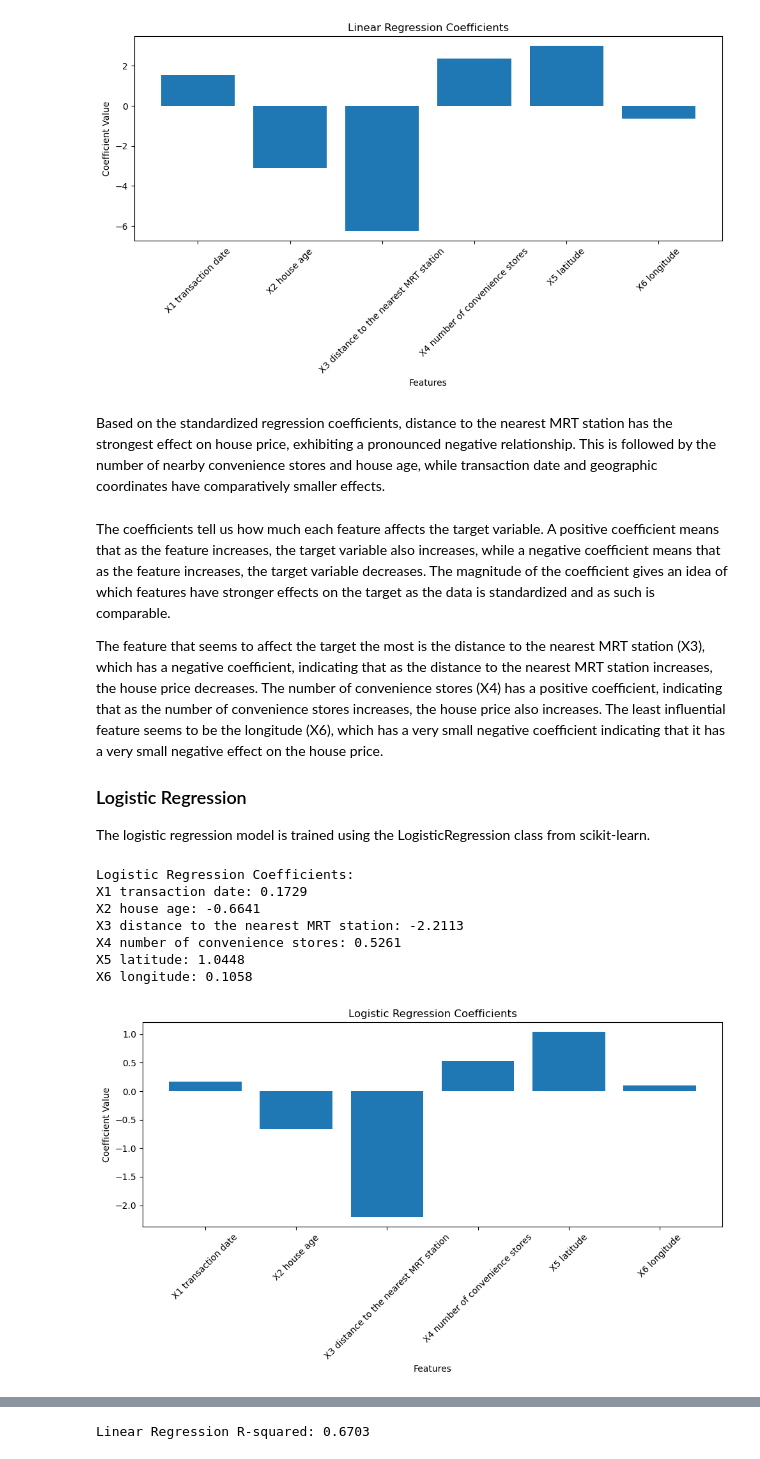
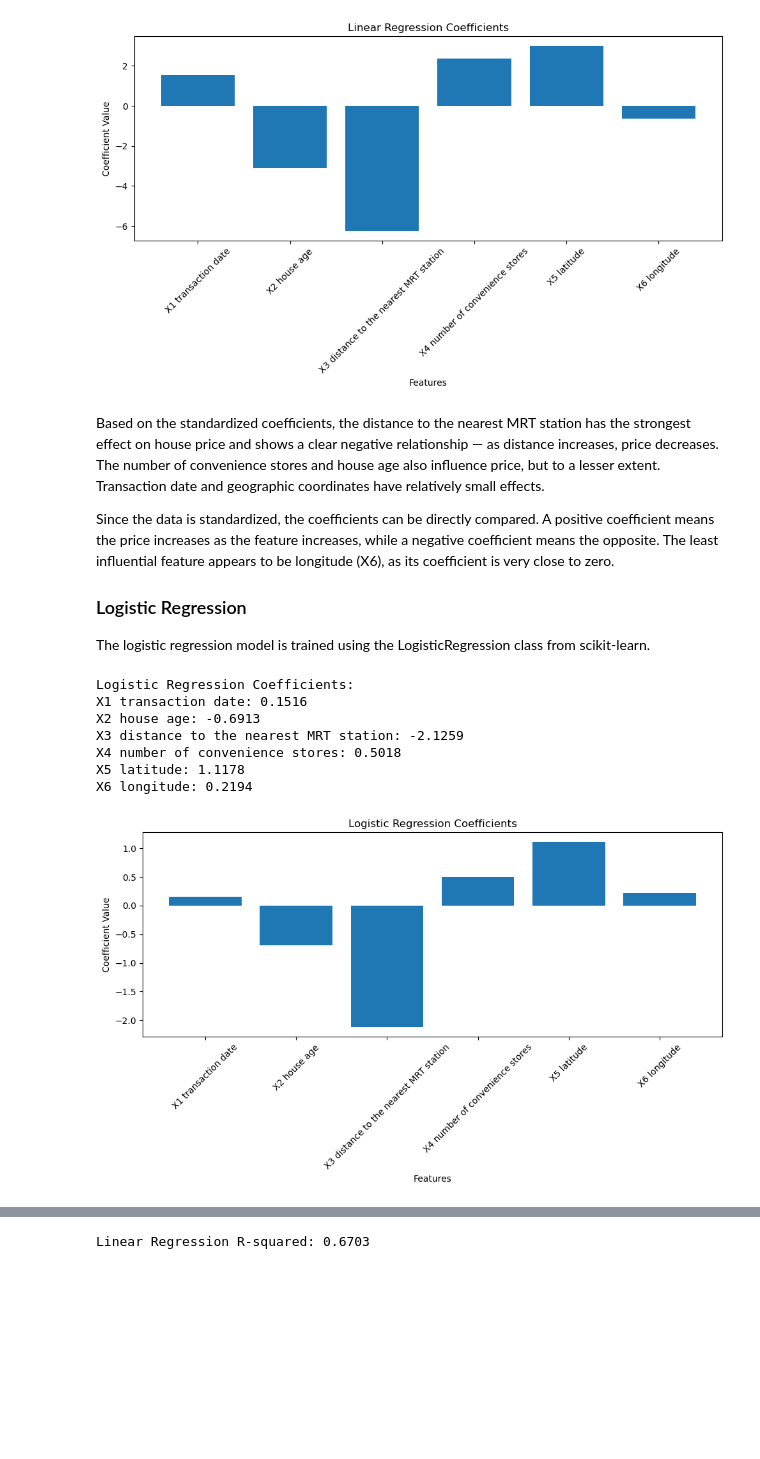
Before and after one commit to GeorgiiAf/machine_learning_assignments, a Jupyter notebook: Asssignment4.ipynb, the cells around one changed output, grey strips where cells are left out. Saved outputs shown, nothing was run; the diff lists cells and outputs as text; code cells hidden in the pictures; blank space fills up the shorter version.

```diff
--- a/Asssignment4.ipynb
+++ b/Asssignment4.ipynb
@@ -116,7 +117,8 @@ X_train, X_test, y_train, y_test = train_test_split(
 scaler = StandardScaler()
 X_train_scaled = scaler.fit_transform(X_train)
 X_test_scaled = scaler.transform(X_test)
-average_price = y.mean()
+# define binary class threshold using training data only (avoid using full-sample info)
+average_price = y_train.mean()
 
 y_train_class = (y_train > average_price).astype(int)
 y_test_class = (y_test > average_price).astype(int)
@@ -157,42 +159,41 @@ X4 number of convenience stores: 2.3700
 X5 latitude: 3.0087
 X6 longitude: -0.6465
 [figure]
-# %% [markdown]
-Based on the standardized regression coefficients, distance to the nearest MRT station has the strongest effect on house price, exhibiting a pronounced negative relationship. This is followed by the number of nearby convenience stores and house age, while transaction date and geographic coordinates have comparatively smaller effects.
 # %% [markdown]
-The coefficients tell us how much each feature affects the target variable. A positive coefficient means that as the feature increases, the target variable also increases, while a negative coefficient means that as the feature increases, the target variable decreases. The magnitude of the coefficient gives an idea of which features have stronger effects on the target as the data is standardized and as such is comparable.
+Based on the standardized coefficients, the distance to the nearest MRT station has the strongest effect on house price and shows a clear negative relationship — as distance increases, price decreases. The number of convenience stores and house age also influence price, but to a lesser extent. Transaction date and geographic coordinates have relatively small effects.
 
-The feature that seems to affect the target the most is the distance to the nearest MRT station (X3), which has a negative coefficient, indicating that as the distance to the nearest MRT station increases, the house price decreases. The number of convenience stores (X4) has a positive coefficient, indicating that as the number of convenience stores increases, the house price also increases. The least influential feature seems to be the longitude (X6), which has a very small negative coefficient indicating that it has a very small negative effect on the house price.
+Since the data is standardized, the coefficients can be directly compared. A positive coefficient means the price increases as the feature increases, while a negative coefficient means the opposite. The least influential feature appears to be longitude (X6), as its coefficient is very close to zero.
 
 ### Logistic Regression
 
 The logistic regression model is trained using the LogisticRegression class from scikit-learn.
 # %%
-# Train the logistic regression model
-logistic_model = LogisticRegression()
-logistic_model.fit(X_train_scaled, y_train_class)
+# Train the logistic regression model inside a pipeline so scaling is applied consistently
+logistic_pipe = make_pipeline(StandardScaler(), LogisticRegression(max_iter=1000))
+logistic_pipe.fit(X_train, y_train_class)
 
-# Trained values of the coefficients
+# Extract the underlying LogisticRegression to access coefficients
+lr = logistic_pipe.named_steps['logisticregression']
 print("\nLogistic Regression Coefficients:")
-for feature, coef in zip(features, logistic_model.coef_[0]):
+for feature, coef in zip(features, lr.coef_[0]):
     print(f"{feature}: {coef:.4f}")
 
 # Visualize the coefficients of the logistic regression model
 plt.figure(figsize=(10, 6))
-plt.bar(features, logistic_model.coef_[0])
+plt.bar(features, lr.coef_[0])
 plt.xlabel('Features')
 plt.ylabel('Coefficient Value')
 plt.title('Logistic Regression Coefficients')
 plt.xticks(rotation=45)
 plt.tight_layout()
 plt.show()
 # %% [output]
 Logistic Regression Coefficients:
-X1 transaction date: 0.1729
-X2 house age: -0.6641
-X3 distance to the nearest MRT station: -2.2113
-X4 number of convenience stores: 0.5261
-X5 latitude: 1.0448
-X6 longitude: 0.1058
+X1 transaction date: 0.1516
+X2 house age: -0.6913
+X3 distance to the nearest MRT station: -2.1259
+X4 number of convenience stores: 0.5018
+X5 latitude: 1.1178
+X6 longitude: 0.2194
-[figure, old version]
+[figure, new version]
 # %% [markdown]
```
Also changed, not shown: parts of 20 cells of this notebook.
